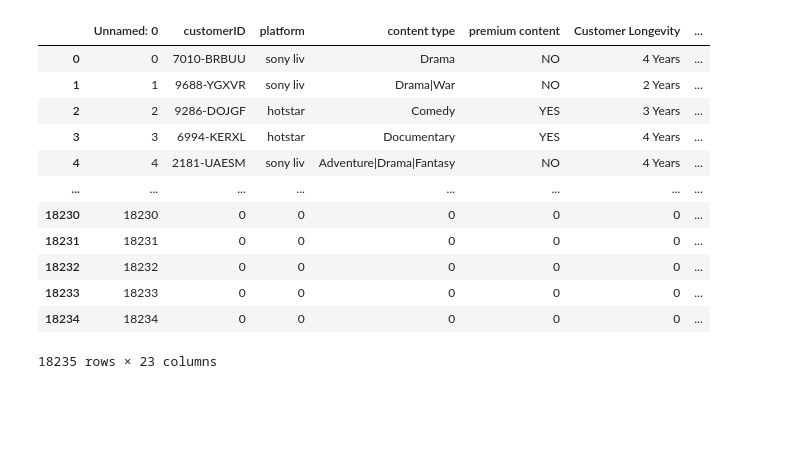
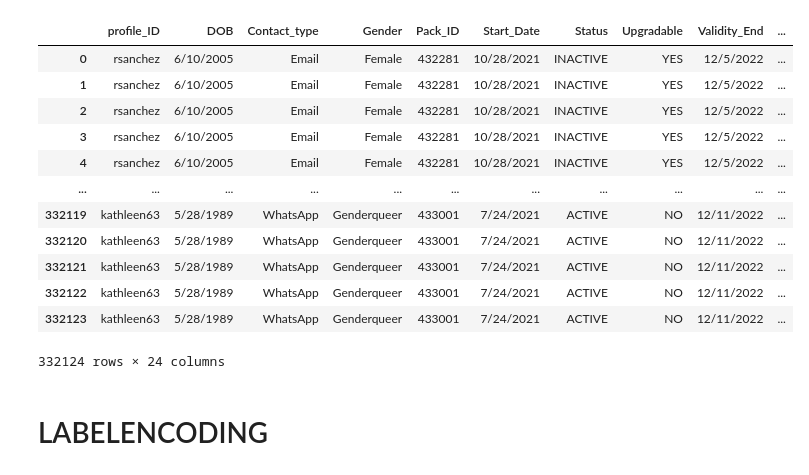
Before and after one commit to StacknexusDatanators/OTT-ML, a Jupyter notebook: Label Encoding.ipynb, the cells around one changed output. Drawn from its saved outputs; the diff is of its cells as text; code cells hidden in the pictures; blank space fills up the shorter version.

```diff
--- a/Label Encoding.ipynb
+++ b/Label Encoding.ipynb
@@ -49,16 +0,0 @@ dtype: int64
-# %%
-df
-# %% [output]
-|  | Unnamed: 0 | customerID | platform | content type | premium content | Customer Longevity | ... |
-| 0 | 0 | 7010-BRBUU | sony liv | Drama | NO | 4 Years | ... |
-| 1 | 1 | 9688-YGXVR | sony liv | Drama|War | NO | 2 Years | ... |
-| 2 | 2 | 9286-DOJGF | hotstar | Comedy | YES | 3 Years | ... |
-| 3 | 3 | 6994-KERXL | hotstar | Documentary | YES | 4 Years | ... |
-| 4 | 4 | 2181-UAESM | sony liv | Adventure|Drama|Fantasy | NO | 4 Years | ... |
-| ... | ... | ... | ... | ... | ... | ... | ... |
-| 18230 | 18230 | 0 | 0 | 0 | 0 | 0 | ... |
-| 18231 | 18231 | 0 | 0 | 0 | 0 | 0 | ... |
-| 18232 | 18232 | 0 | 0 | 0 | 0 | 0 | ... |
-| 18233 | 18233 | 0 | 0 | 0 | 0 | 0 | ... |
-| 18234 | 18234 | 0 | 0 | 0 | 0 | 0 | ... |
-18235 rows × 23 columns
@@ -79,0 +8,22 @@ for col in cat_features:
+# %%
+##READ
+train_df = pd.read_csv("data/training_data(new).csv")
+churn_df = pd.read_csv("data/churn.csv")
+# %%
+train_df
+# %% [output]
+|  | profile_ID | DOB | Contact_type | Gender | Pack_ID | Start_Date | Status | Upgradable | Validity_End | ... |
+| 0 | rsanchez | 6/10/2005 | Email | Female | 432281 | 10/28/2021 | INACTIVE | YES | 12/5/2022 | ... |
+| 1 | rsanchez | 6/10/2005 | Email | Female | 432281 | 10/28/2021 | INACTIVE | YES | 12/5/2022 | ... |
+| 2 | rsanchez | 6/10/2005 | Email | Female | 432281 | 10/28/2021 | INACTIVE | YES | 12/5/2022 | ... |
+| 3 | rsanchez | 6/10/2005 | Email | Female | 432281 | 10/28/2021 | INACTIVE | YES | 12/5/2022 | ... |
+| 4 | rsanchez | 6/10/2005 | Email | Female | 432281 | 10/28/2021 | INACTIVE | YES | 12/5/2022 | ... |
+| ... | ... | ... | ... | ... | ... | ... | ... | ... | ... | ... |
+| 332119 | kathleen63 | 5/28/1989 | WhatsApp | Genderqueer | 433001 | 7/24/2021 | ACTIVE | NO | 12/11/2022 | ... |
+| 332120 | kathleen63 | 5/28/1989 | WhatsApp | Genderqueer | 433001 | 7/24/2021 | ACTIVE | NO | 12/11/2022 | ... |
+| 332121 | kathleen63 | 5/28/1989 | WhatsApp | Genderqueer | 433001 | 7/24/2021 | ACTIVE | NO | 12/11/2022 | ... |
+| 332122 | kathleen63 | 5/28/1989 | WhatsApp | Genderqueer | 433001 | 7/24/2021 | ACTIVE | NO | 12/11/2022 | ... |
+| 332123 | kathleen63 | 5/28/1989 | WhatsApp | Genderqueer | 433001 | 7/24/2021 | ACTIVE | NO | 12/11/2022 | ... |
+332124 rows × 24 columns
+# %% [markdown]
+# LABELENCODING
```
Also changed, not shown: parts of 29 cells of this notebook, 23 other files.
